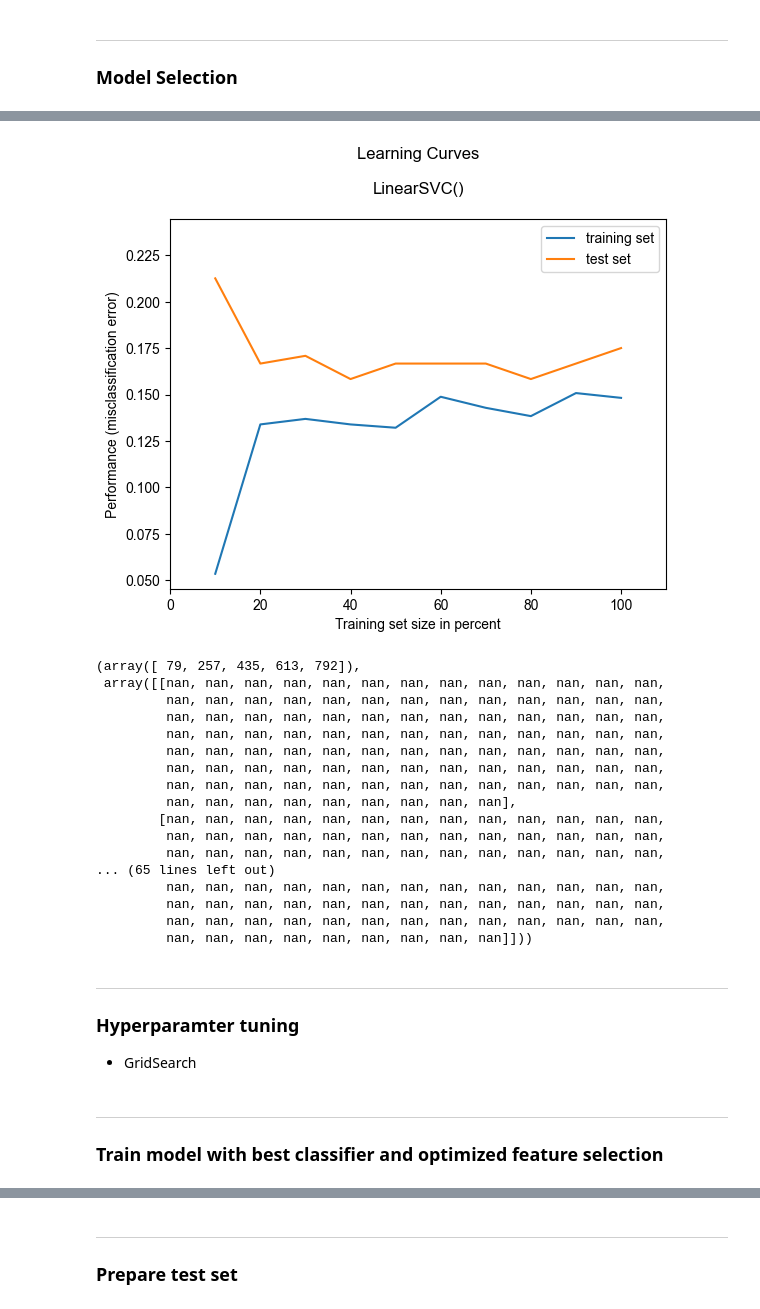
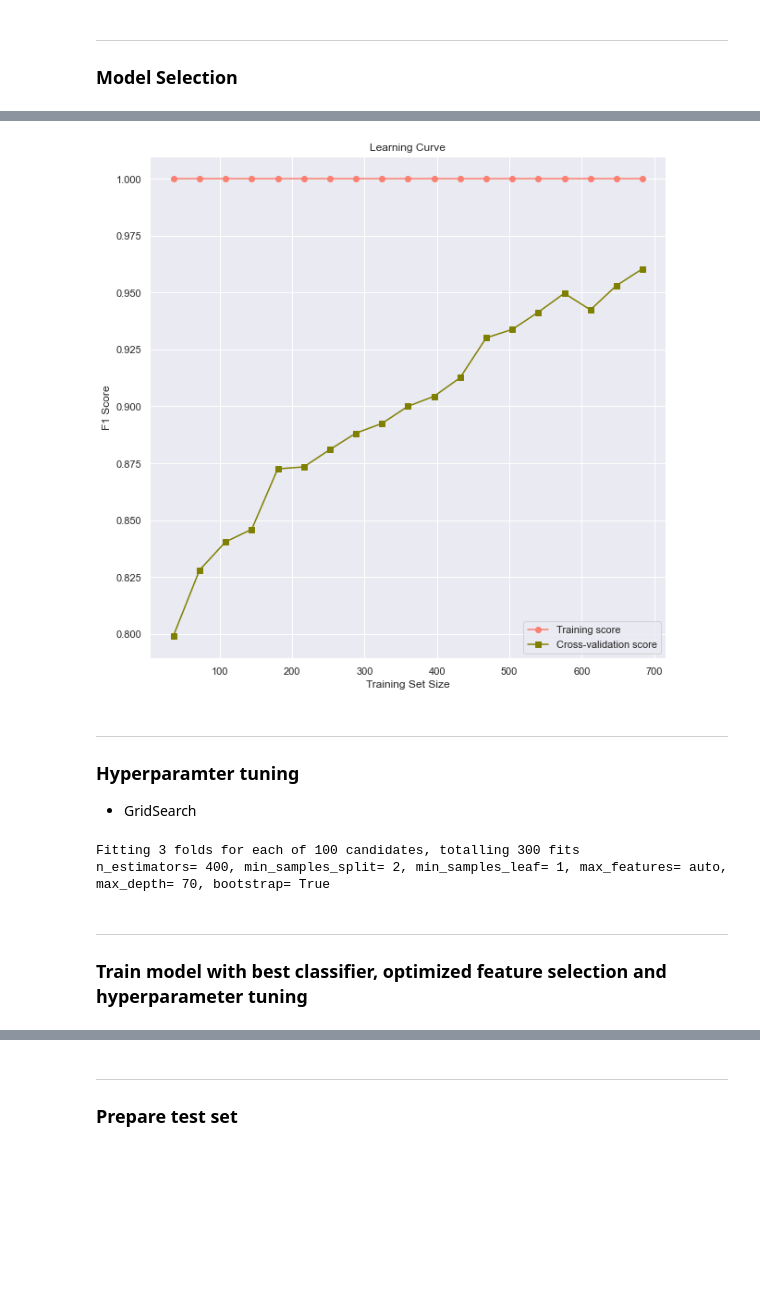
Before and after one commit to lstk44/TheSmithParasiteNOVA, a Jupyter notebook: ParasiteNotebook.ipynb, the cells around one changed output, grey strips where cells are left out. Saved outputs shown, nothing was run; the diff lists cells and outputs as text; code cells hidden in the pictures; blank space fills up the shorter version.

```diff
--- a/ParasiteNotebook.ipynb
+++ b/ParasiteNotebook.ipynb
@@ -372,37 +349,44 @@ plt.show()
-# %%
-from mlxtend.plotting import plot_learning_curves
-
-plot_learning_curves(xtrain_rfe, ytrain, xval_rfe, yval, LinearSVC(), train_marker = '', test_marker = '')
-plt.show()
-# %% [output]
-[figure, removed]
-# %%
-from sklearn.model_selection import learning_curve
-
-train_sizes, train_scores, test_scores, fit_times, _ = learning_curve(LogisticRegression(), x, y, cv=30,return_times=True)
-# %% [output]
-(array([ 79, 257, 435, 613, 792]),
- array([[nan, nan, nan, nan, nan, nan, nan, nan, nan, nan, nan, nan, nan,
-         nan, nan, nan, nan, nan, nan, nan, nan, nan, nan, nan, nan, nan,
-         nan, nan, nan, nan, nan, nan, nan, nan, nan, nan, nan, nan, nan,
-         nan, nan, nan, nan, nan, nan, nan, nan, nan, nan, nan, nan, nan,
-         nan, nan, nan, nan, nan, nan, nan, nan, nan, nan, nan, nan, nan,
-         nan, nan, nan, nan, nan, nan, nan, nan, nan, nan, nan, nan, nan,
-         nan, nan, nan, nan, nan, nan, nan, nan, nan, nan, nan, nan, nan,
-         nan, nan, nan, nan, nan, nan, nan, nan, nan],
-        [nan, nan, nan, nan, nan, nan, nan, nan, nan, nan, nan, nan, nan,
-         nan, nan, nan, nan, nan, nan, nan, nan, nan, nan, nan, nan, nan,
-         nan, nan, nan, nan, nan, nan, nan, nan, nan, nan, nan, nan, nan,
-... (65 lines left out)
-         nan, nan, nan, nan, nan, nan, nan, nan, nan, nan, nan, nan, nan,
-         nan, nan, nan, nan, nan, nan, nan, nan, nan, nan, nan, nan, nan,
-         nan, nan, nan, nan, nan, nan, nan, nan, nan, nan, nan, nan, nan,
-         nan, nan, nan, nan, nan, nan, nan, nan, nan]]))
+# %%
+def learning_curves(estimator, data, target):
+    train_sizes, train_scores, validation_scores = learning_curve(estimator, data, target, cv = 10, scoring = 'f1', train_sizes = np.arange(.05,1,.05))
+    train_mean, test_mean, train_std, test_std = np.mean(train_scores, axis=1), np.mean(validation_scores, axis=1), np.std(train_scores, axis=1), np.std(validation_scores, axis=1)
+
+    plt.subplots(1, figsize=(10,10))
+    plt.plot(train_sizes, train_mean, color="salmon",  label="Training score", marker = 'o')
+    plt.plot(train_sizes, test_mean, color="olive", label="Cross-validation score", marker = 's')
+    plt.title("Learning Curve")
+    plt.xlabel("Training Set Size")
+    plt.ylabel("F1 Score")
+    plt.legend(loc="best")
+    plt.show()
+
+learning_curves(RandomForestClassifier(333), xpreprocessed, y)
+# %% [output]
+[figure, added]
 # %% [markdown]
 ---
 ### Hyperparamter tuning
 
 - GridSearch
+# %%
+param_grid = {
+                'bootstrap': [True, False],
+                'max_depth': [10, 20, 30, 40, 50, 60, 70, 80, 90, 100, None],
+                'max_features': ['auto', 'sqrt'],
+                'min_samples_leaf': [1, 2, 4],
+                'min_samples_split': [2, 5, 10],
+                'n_estimators': [200, 400, 600, 800, 1000, 1200, 1400, 1600, 1800, 2000]
+            }
+
+
+model = RandomForestClassifier(random_state = 333)
+gs = RandomizedSearchCV(estimator = model, param_distributions = param_grid, scoring = 'f1', n_iter = 100, cv = 3, verbose=2, random_state=444, n_jobs = -1)
+gs.fit(xtrain_rfe, ytrain)
+
+print(str(gs.best_params_).replace('{','').replace('}','').replace("'","").replace(':','='))
+# %% [output]
+Fitting 3 folds for each of 100 candidates, totalling 300 fits
+n_estimators= 400, min_samples_split= 2, min_samples_leaf= 1, max_features= auto, max_depth= 70, bootstrap= True
 # %% [markdown]
 ---
-### Train model with best classifier and optimized feature selection
+### Train model with best classifier, optimized feature selection and hyperparameter tuning
```
Also changed, not shown: parts of 9 cells of this notebook.
